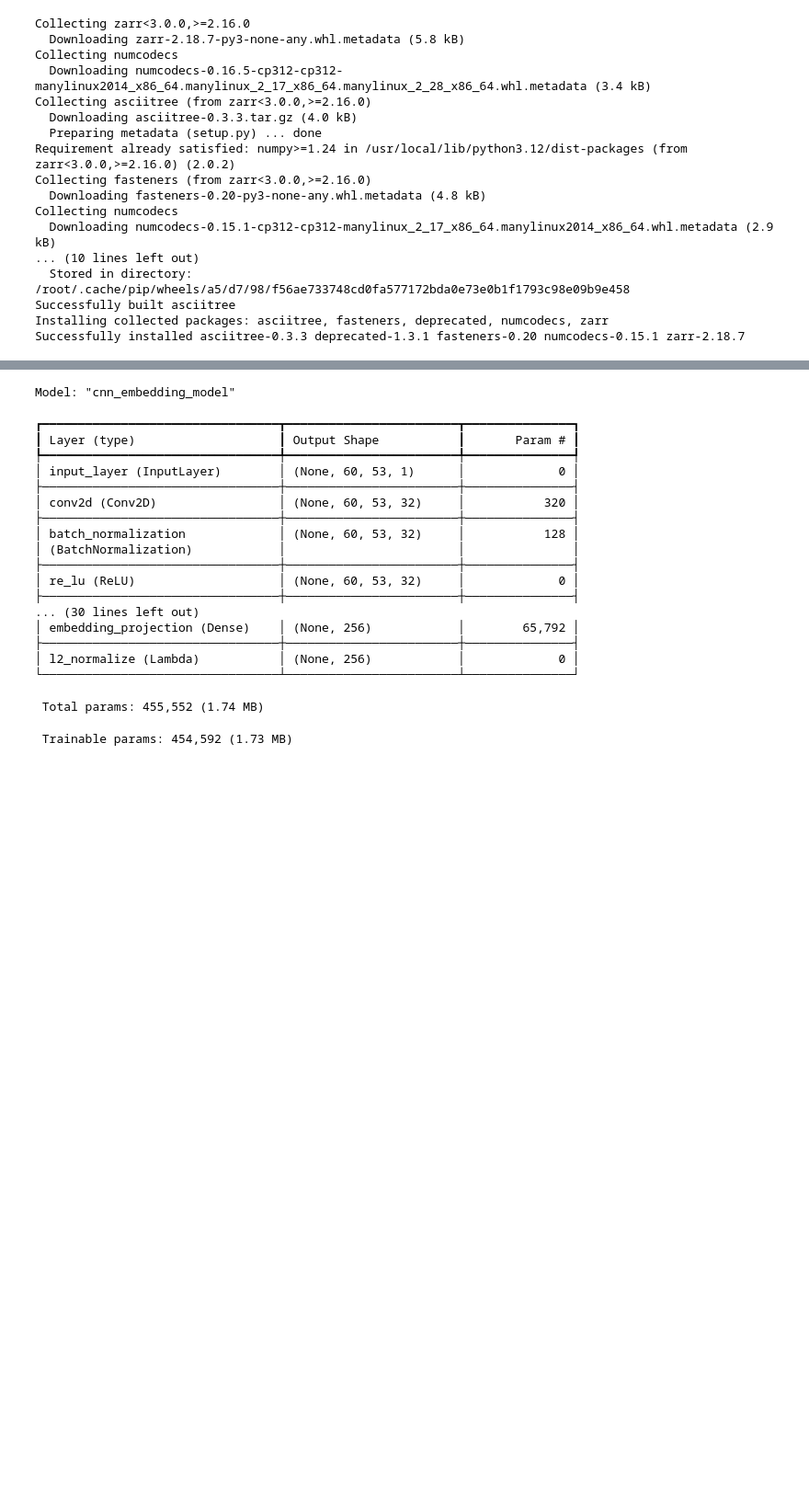
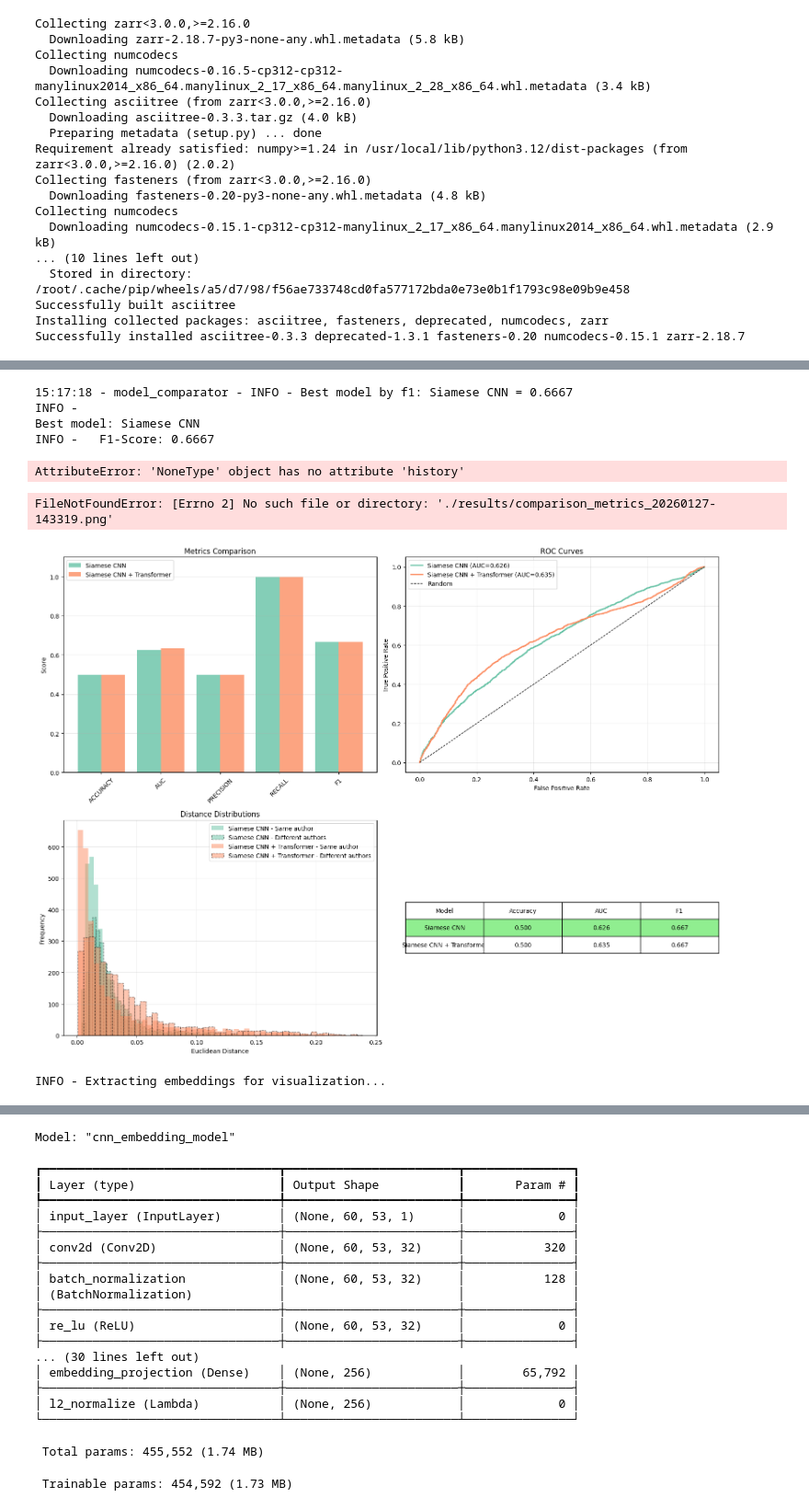
Before and after one commit to dmaman86/author-handwriting-recog, a Jupyter notebook: notebooks/code_50.ipynb, the cells around one changed output, grey strips where cells are left out. Shown at 92% size. Drawn from its saved outputs; the diff is of its cells as text; code cells hidden in the pictures; blank space fills up the shorter version.

Commit message:
feat(models): add training and evaluation infrastructure for siamese models

```diff
--- a/notebooks/code_50.ipynb
+++ b/notebooks/code_50.ipynb
@@ -90,0 +281,7 @@ backbone = CNNBackbone()
+# %%
+transformer_history = transformer_trainer.train(
+    train_generator=train_gen,
+    val_generator=val_gen,
+    epochs=8,
+    verbose=1
+)
@@ -90,0 +310,19 @@ backbone = CNNBackbone()
+# %%
+cnn_evaluator = ModelEvaluator(
+    model=cnn_trainer.siamese_model,
+    model_name="siamese_cnn",
+    log_dir=f"./logs_{current_time}"
+)
+transformer_evaluator = ModelEvaluator(
+    model=transformer_trainer.siamese_model,
+    model_name="siamese_transformer",
+    log_dir=f"./logs_{current_time}"
+)
+# %%
+comparator = ModelComparator(
+    evaluators_dict={
+        'Siamese CNN': cnn_evaluator,
+        'Siamese CNN + Transformer': transformer_evaluator
+    },
+    log_dir=f"./logs_{current_time}"
+)
@@ -90,0 +375,5 @@ backbone = CNNBackbone()
+# %%
+results = comparator.evaluate_all(
+    test_generator=test_gen,
+    distance_threshold=1.0
+)
@@ -90,0 +398,27 @@ backbone = CNNBackbone()
+# %%
+best_name, best_metrics = comparator.get_best_model(metric='f1')
+logger.info(f"\nBest model: {best_name}")
+logger.info(f"  F1-Score: {best_metrics['f1']:.4f}")
+# %% [output]
+15:17:18 - model_comparator - INFO - Best model by f1: Siamese CNN = 0.6667
+INFO -
+Best model: Siamese CNN
+INFO -   F1-Score: 0.6667
+# %%
+plot_training_history(
+    histories={
+        'Siamese CNN': cnn_trainer.history,
+        'Siamese CNN + Transformer': transformer_history
+    },
+    save_path=f"./results/training_curves_{current_time}.png"
+)
+# %% [output]
+AttributeError: 'NoneType' object has no attribute 'history'
+# %%
+plot_comparison_metrics(
+    results=results,
+    save_path=f"./results/comparison_metrics_{current_time}.png"
+)
+# %% [output]
+FileNotFoundError: [Errno 2] No such file or directory: './results/comparison_metrics_20260127-143319.png'
+[figure, added]
@@ -90,0 +442,12 @@ backbone = CNNBackbone()
+# %%
+logger.info("Extracting embeddings for visualization...")
+cnn_emb, cnn_labels = extract_embeddings(
+    cnn_trainer.siamese_model,
+    test_gen,
+)
+trans_emb, trans_labels = extract_embeddings(
+    transformer_trainer.siamese_model,
+    test_gen,
+)
+# %% [output]
+INFO - Extracting embeddings for visualization...
```
Also changed, not shown: parts of 95 cells of this notebook, 23 other files.
